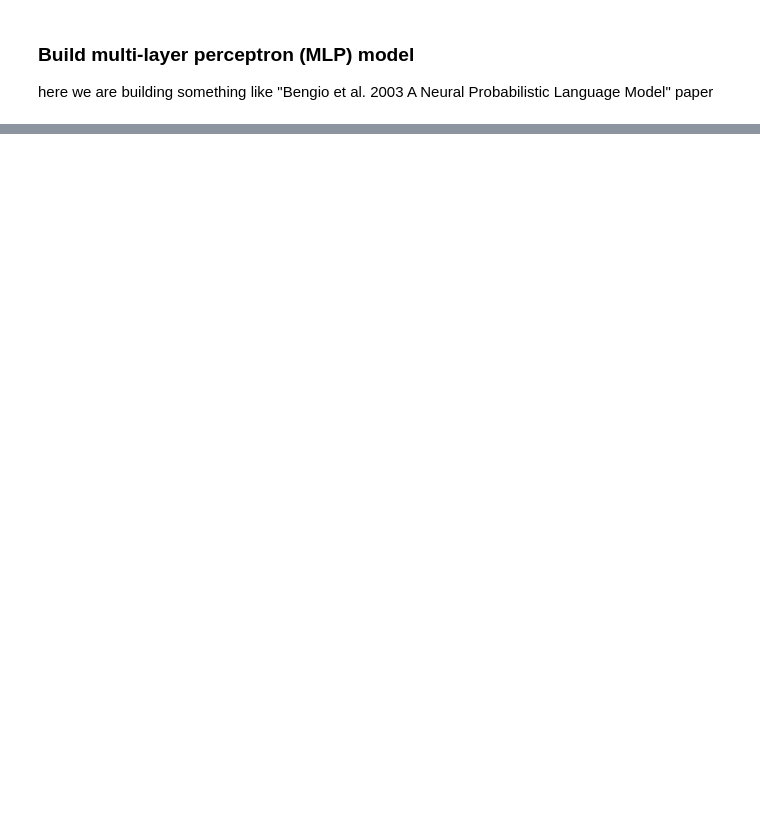
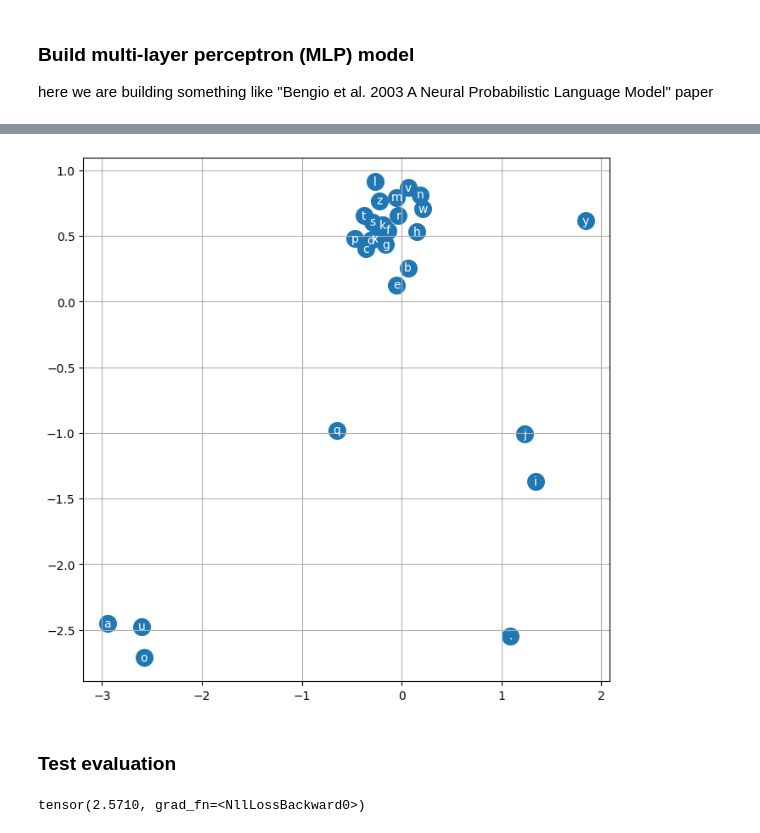
Before and after one commit to ReemBer/makemore-tutorial, a Jupyter notebook: MLP.ipynb, the cells around one changed output, grey strips where cells are left out. Cells and saved outputs as stored; diff of their text form; code cells hidden in the pictures; blank space fills up the shorter version.

```diff
--- a/MLP.ipynb
+++ b/MLP.ipynb
@@ -228,0 +253,3 @@ epoch=39: cur_avg_train_loss=2.279186272604435, cur_val_loss=2.8562514781951904
+# %%
+for i in range(10):
+    print(''.join(decode(evaluate(model384, max_new_tokens=1000))))
@@ -228,0 +267,19 @@ epoch=39: cur_avg_train_loss=2.279186272604435, cur_val_loss=2.8562514781951904
+# %%
+# visualize some 2 dimensions of the embedding matrix model384.emb for all characters
+plt.figure(figsize=(8,8))
+C = model384.emb.cpu()
+dim1, dim2 = 4, 5
+plt.scatter(C[:, dim1].data, C[:, dim2].data, s=200)
+for i in range(C.shape[0]):
+    plt.text(C[i, dim1].item(), C[i, dim2].item(), itoc[i], ha="center", va="center", color='white')
+plt.grid('minor')
+# %% [output]
+[figure, added]
+# %% [markdown]
+### Test evaluation
+# %%
+test_logits = model384(test_X).cpu()
+test_loss = F.cross_entropy(test_logits, test_y)
+test_loss
+# %% [output]
+tensor(2.5710, grad_fn=<NllLossBackward0>)
```
Also changed, not shown: parts of 18 cells of this notebook.
